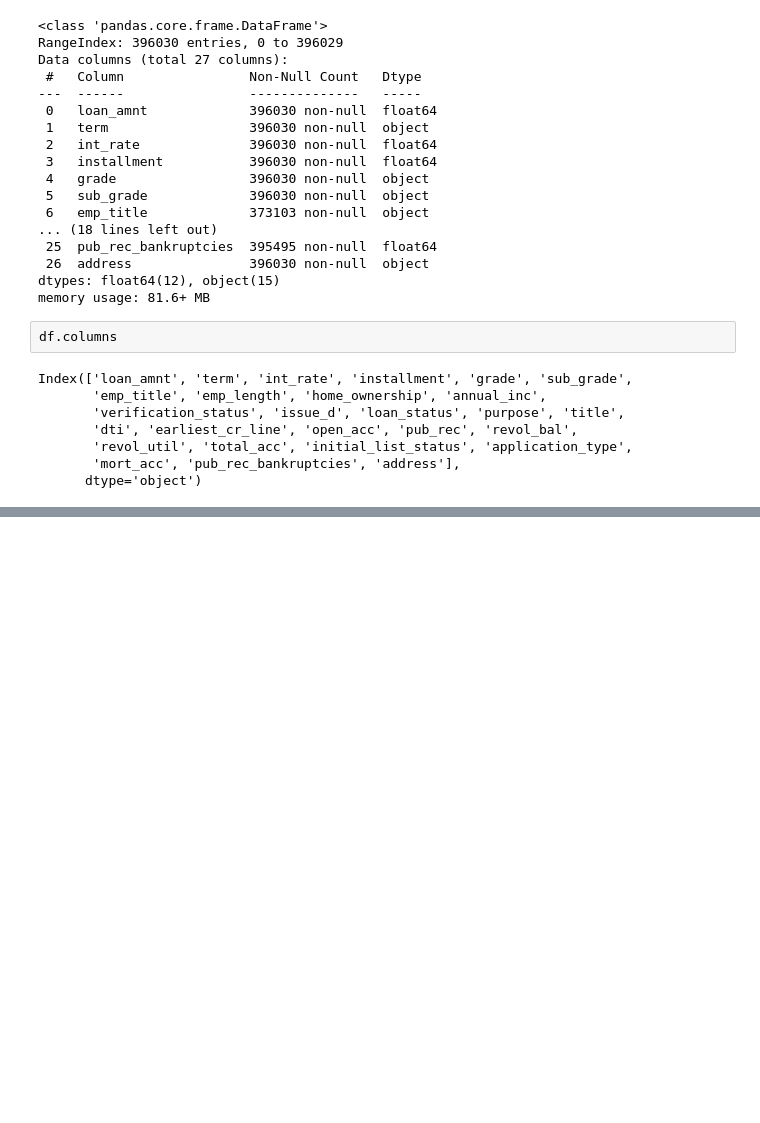
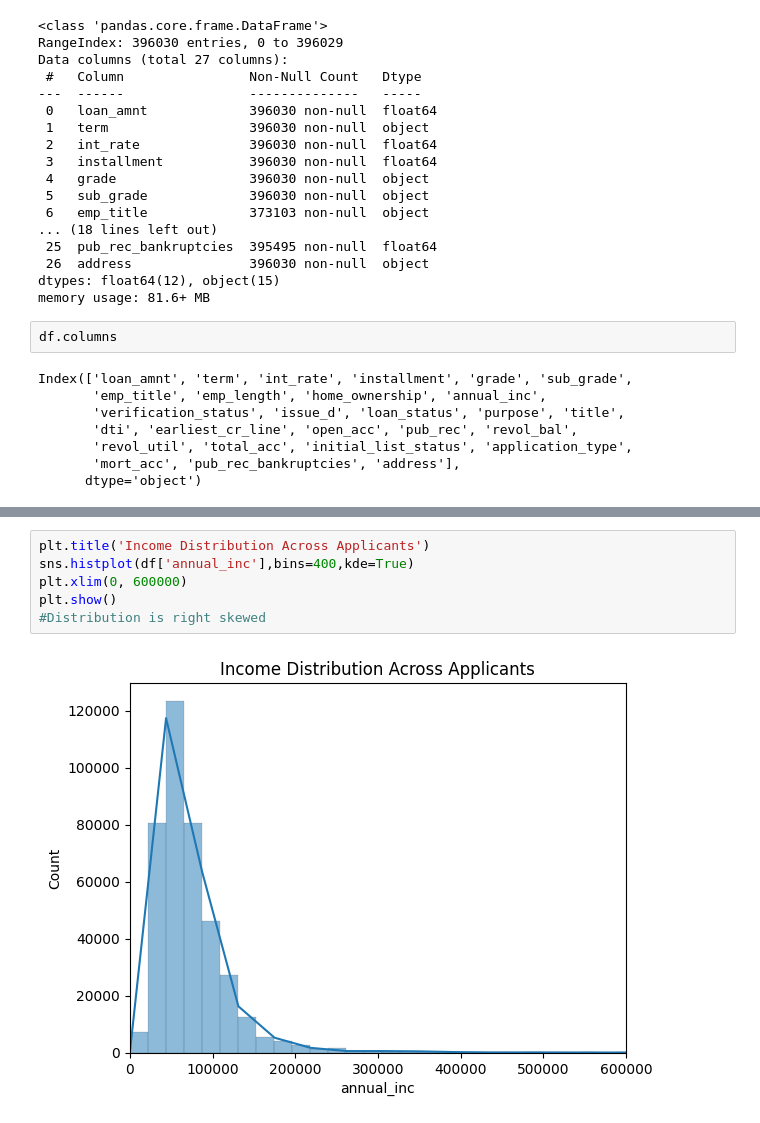
Before and after one commit to DineshPrabhuEng/Case_studies, a Jupyter notebook: Case_studies/Loan_tap_ML_case_study.ipynb, the cells around one changed output, grey strips where cells are left out. Drawn from its saved outputs; the diff is of its cells as text; blank space fills up the shorter version.

```diff
--- a/Case_studies/Loan_tap_ML_case_study.ipynb
+++ b/Case_studies/Loan_tap_ML_case_study.ipynb
@@ -90,0 +171,8 @@ Index(['loan_amnt', 'term', 'int_rate', 'installment', 'grade', 'sub_grade',
+# %%
+plt.title('Income Distribution Across Applicants')
+sns.histplot(df['annual_inc'],bins=400,kde=True)
+plt.xlim(0, 600000)
+plt.show()
+#Distribution is right skewed
+# %% [output]
+[figure, added]
```
Also changed, not shown: parts of 32 cells of this notebook, 3 other files.
